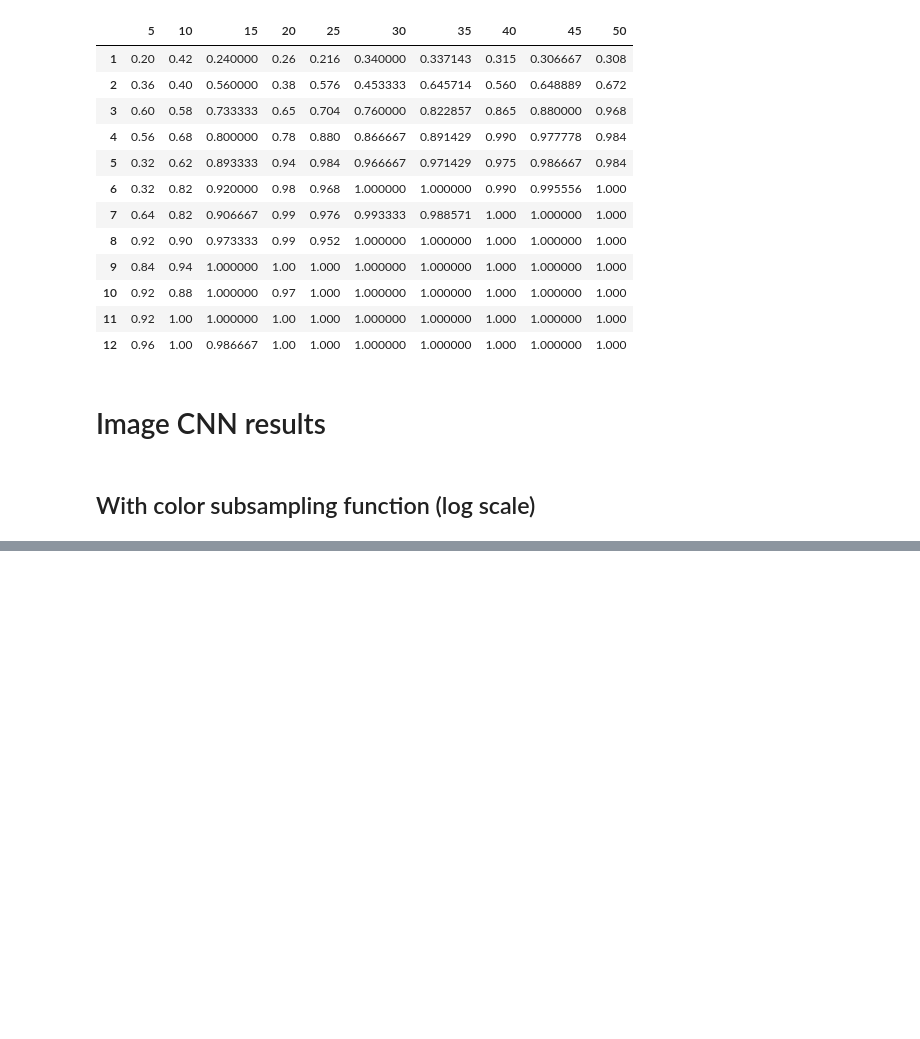
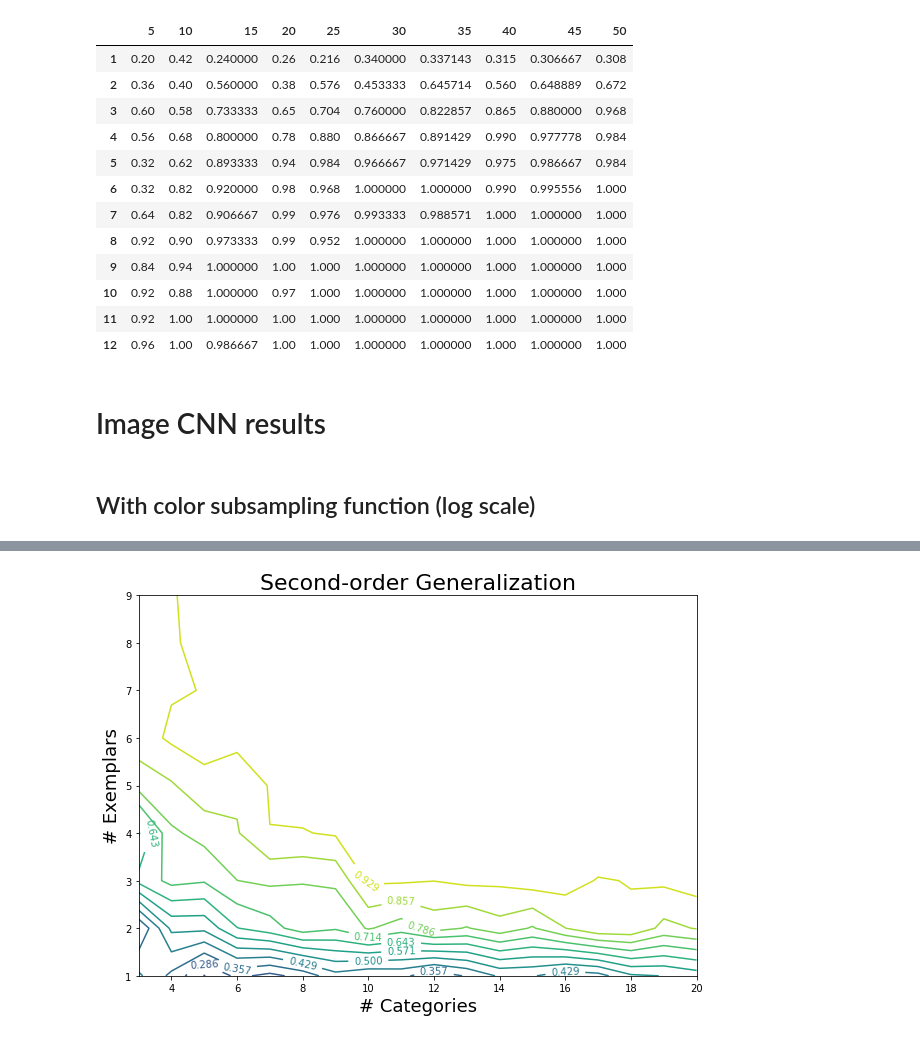
Before and after one commit to rfeinman/learning-to-learn, a Jupyter notebook: notebooks/heatmap.ipynb, the cells around one changed output, grey strips where cells are left out. Saved outputs shown, nothing was run; the diff lists cells and outputs as text; code cells hidden in the pictures; blank space fills up the shorter version.

```diff
--- a/notebooks/heatmap.ipynb
+++ b/notebooks/heatmap.ipynb
@@ -174,8 +181,0 @@ plot_heatmap(
-# %%
-df_second_img = pd.read_csv('../results/cnn_results_secondOrder/results.csv', index_col=0)
-plot_heatmap(
-    df_second_img.loc[1:12],
-    'Second-order Generalization',
-    size=(8,9),
-    #savefile='/Users/reubenfeinman/Desktop/cnn_2order_accuracy.pdf'
-)
@@ -184,8 +181,0 @@ plot_heatmap(
-# %%
-df_second_img = pd.read_csv('../results/cnn_results_secondOrder_log/results.csv', index_col=0)
-plot_heatmap(
-    df_second_img.loc[1:12],
-    'Second-order Generalization',
-    size=(8,9),
-    #savefile='/Users/reubenfeinman/Desktop/cnn_2order_accuracy.pdf'
-)
@@ -227,0 +207,6 @@ plot_heatmap(
+# %%
+ex = np.arange(1,10)
+ca = np.arange(3,21)
+contour_plot(df_second_img, ex, ca, title='Second-order Generalization', nb_lines=15)
+# %% [output]
+[figure, added]
```
Also changed, not shown: parts of 13 cells of this notebook.
